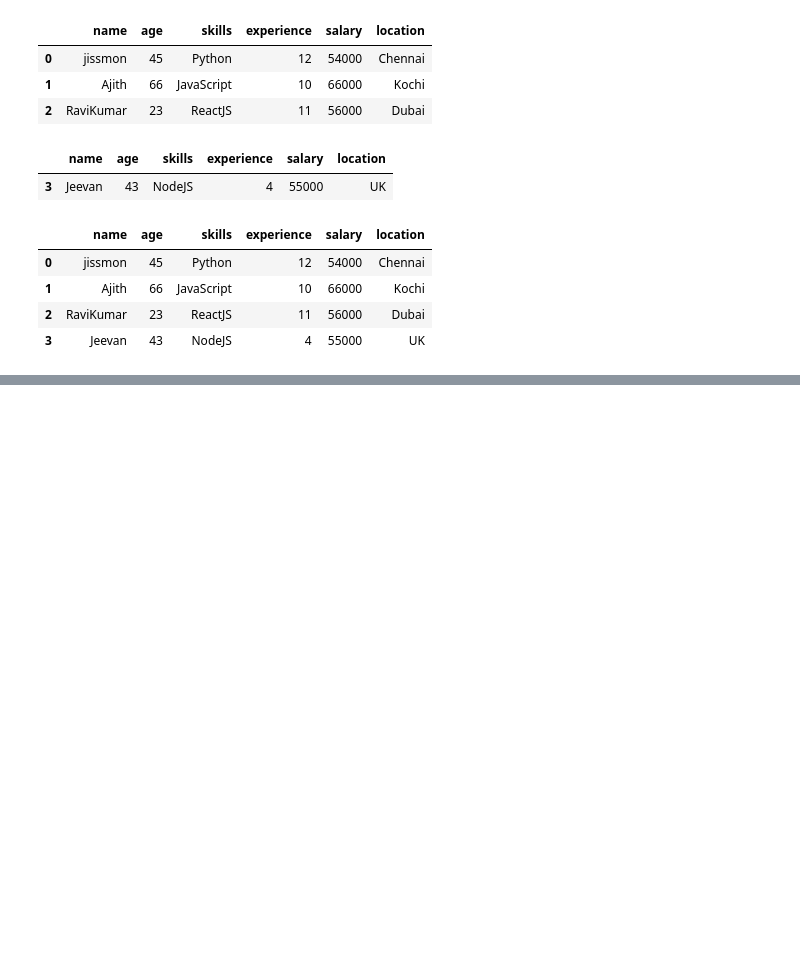
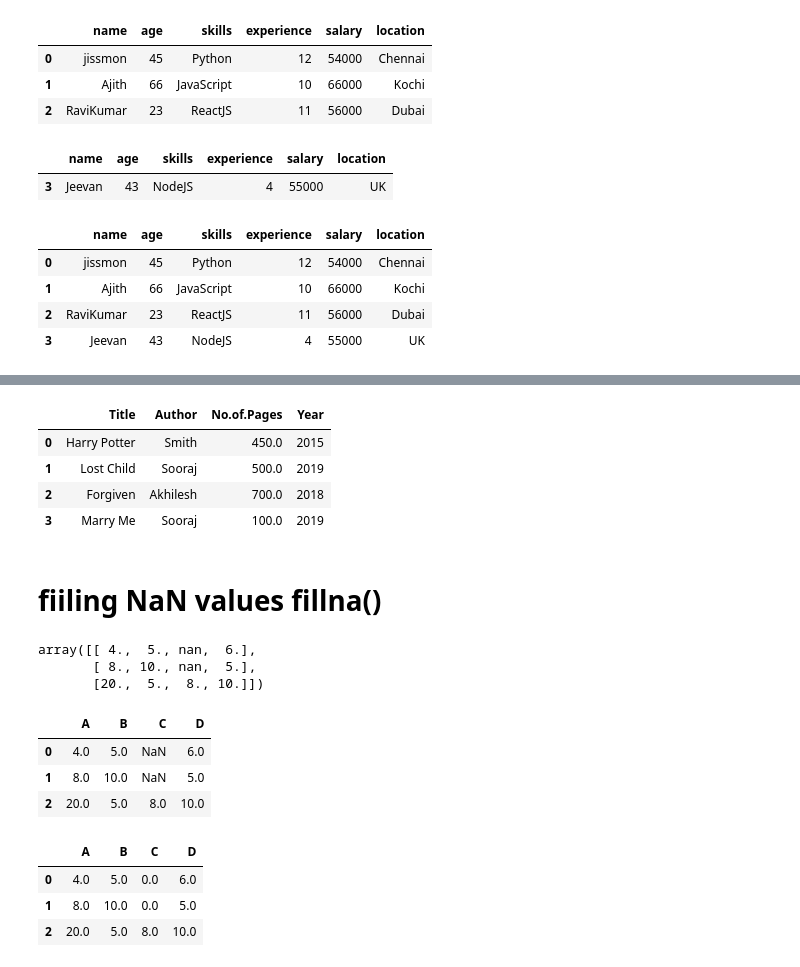
Before and after one commit to jisshub/ML-Bootcamp, a Jupyter notebook: pandas_basics.ipynb, the cells around one changed output, grey strips where cells are left out. Drawn from its saved outputs; the diff is of its cells as text; code cells hidden in the pictures; blank space fills up the shorter version.

Commit message:
fillna method of pandas

```diff
--- a/pandas_basics.ipynb
+++ b/pandas_basics.ipynb
@@ -354,0 +456,19 @@ new_df_2
+# %%
+books_df
+# %% [output]
+|  | Title | Author | No.of.Pages | Year |
+| 0 | Harry Potter | Smith | 450.0 | 2015 |
+| 1 | Lost Child | Sooraj | 500.0 | 2019 |
+| 2 | Forgiven | Akhilesh | 700.0 | 2018 |
+| 3 | Marry Me | Sooraj | 100.0 | 2019 |
+# %% [markdown]
+# fiiling NaN values fillna()
+# %%
+data=[4,5,np.nan,6,8,10,np.nan,5,20,5,8,10]
+new_data=np.array(data)
+data=new_data.reshape(3,4)
+data
+# %% [output]
+array([[ 4.,  5., nan,  6.],
+       [ 8., 10., nan,  5.],
+       [20.,  5.,  8., 10.]])
@@ -354,0 +477,14 @@ new_df_2
+# %%
+new
+# %% [output]
+|  | A | B | C | D |
+| 0 | 4.0 | 5.0 | NaN | 6.0 |
+| 1 | 8.0 | 10.0 | NaN | 5.0 |
+| 2 | 20.0 | 5.0 | 8.0 | 10.0 |
+# %%
+new.fillna(0)
+# %% [output]
+|  | A | B | C | D |
+| 0 | 4.0 | 5.0 | 0.0 | 6.0 |
+| 1 | 8.0 | 10.0 | 0.0 | 5.0 |
+| 2 | 20.0 | 5.0 | 8.0 | 10.0 |
```
Also changed, not shown: parts of 16 cells of this notebook.
